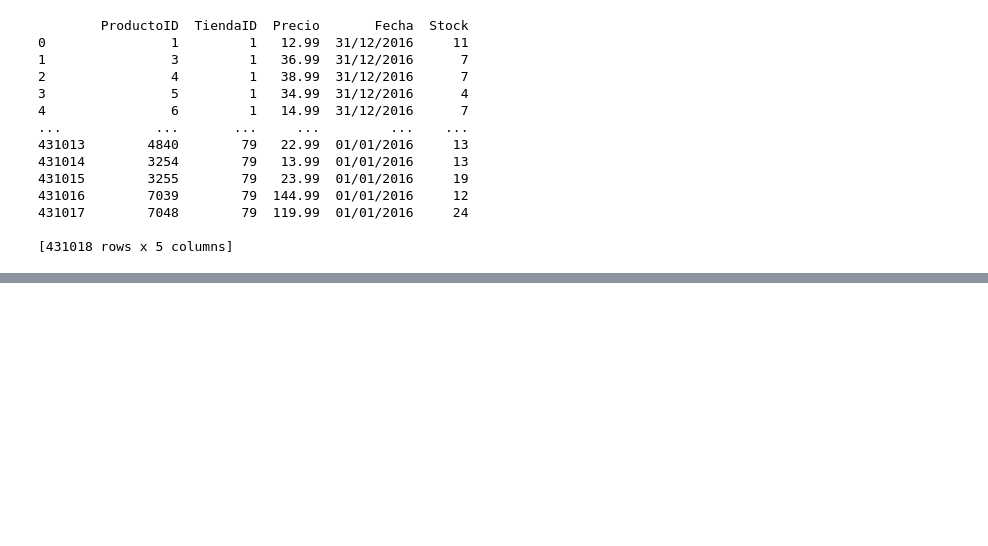
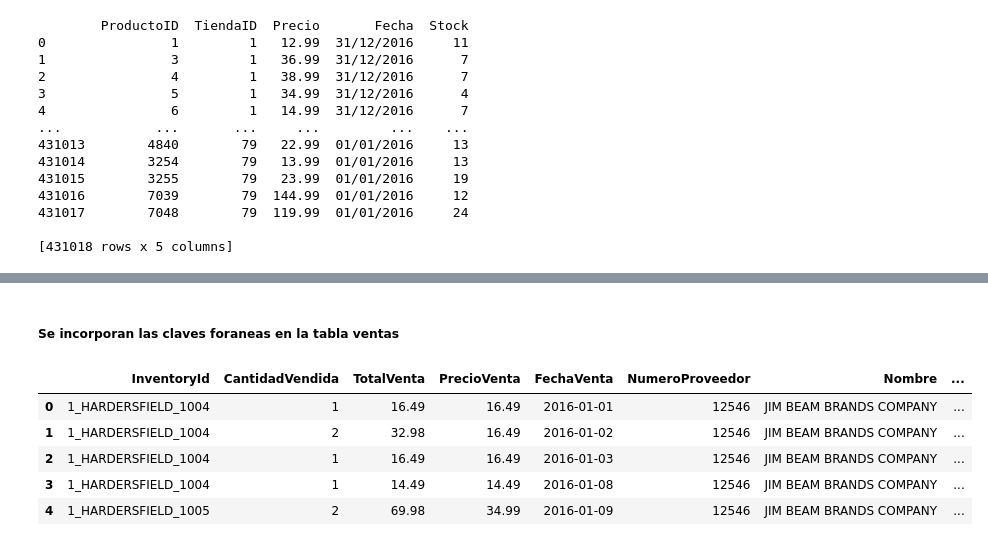
Before and after one commit to jorgelqc/DrikingTeam, a Jupyter notebook: ConexionBaseDatos/Conexion a la Base de Datos.ipynb, the cells around one changed output, grey strips where cells are left out. Drawn from its saved outputs; the diff is of its cells as text; code cells hidden in the pictures; blank space fills up the shorter version.

```diff
--- a/ConexionBaseDatos/Conexion a la Base de Datos.ipynb
+++ b/ConexionBaseDatos/Conexion a la Base de Datos.ipynb
@@ -683,0 +697,5 @@ print(datos_inventarios)
+# %%
+ventas_df=ventas_limpio_df[['InventoryId','SalesQuantity', 'SalesDollars', 'SalesPrice', 'SalesDate', 'VendorNo', 'VendorName']]
+# %%
+#Se renombran las columnas
+ventas_df.rename(columns={'SalesQuantity':'CantidadVendida' , 'SalesDollars':'TotalVenta' , 'SalesPrice': 'PrecioVenta', 'SalesDate':'FechaVenta', 'VendorNo':'NumeroProveedor', 'VendorName':'Nombre'}, inplace=True)
@@ -683,0 +707,13 @@ print(datos_inventarios)
+# %% [markdown]
+##### Se incorporan las claves foraneas en la tabla ventas
+# %%
+ventasMerge=ventas_df.merge(proveedores_df, on=['NumeroProveedor','Nombre'], how='left')
+# %%
+ventasMerge.head(5)
+# %% [output]
+|  | InventoryId | CantidadVendida | TotalVenta | PrecioVenta | FechaVenta | NumeroProveedor | Nombre | ... |
+| 0 | 1_HARDERSFIELD_1004 | 1 | 16.49 | 16.49 | 2016-01-01 | 12546 | JIM BEAM BRANDS COMPANY | ... |
+| 1 | 1_HARDERSFIELD_1004 | 2 | 32.98 | 16.49 | 2016-01-02 | 12546 | JIM BEAM BRANDS COMPANY | ... |
+| 2 | 1_HARDERSFIELD_1004 | 1 | 16.49 | 16.49 | 2016-01-03 | 12546 | JIM BEAM BRANDS COMPANY | ... |
+| 3 | 1_HARDERSFIELD_1004 | 1 | 14.49 | 14.49 | 2016-01-08 | 12546 | JIM BEAM BRANDS COMPANY | ... |
+| 4 | 1_HARDERSFIELD_1005 | 2 | 69.98 | 34.99 | 2016-01-09 | 12546 | JIM BEAM BRANDS COMPANY | ... |
```
Also changed, not shown: parts of 32 cells of this notebook.
